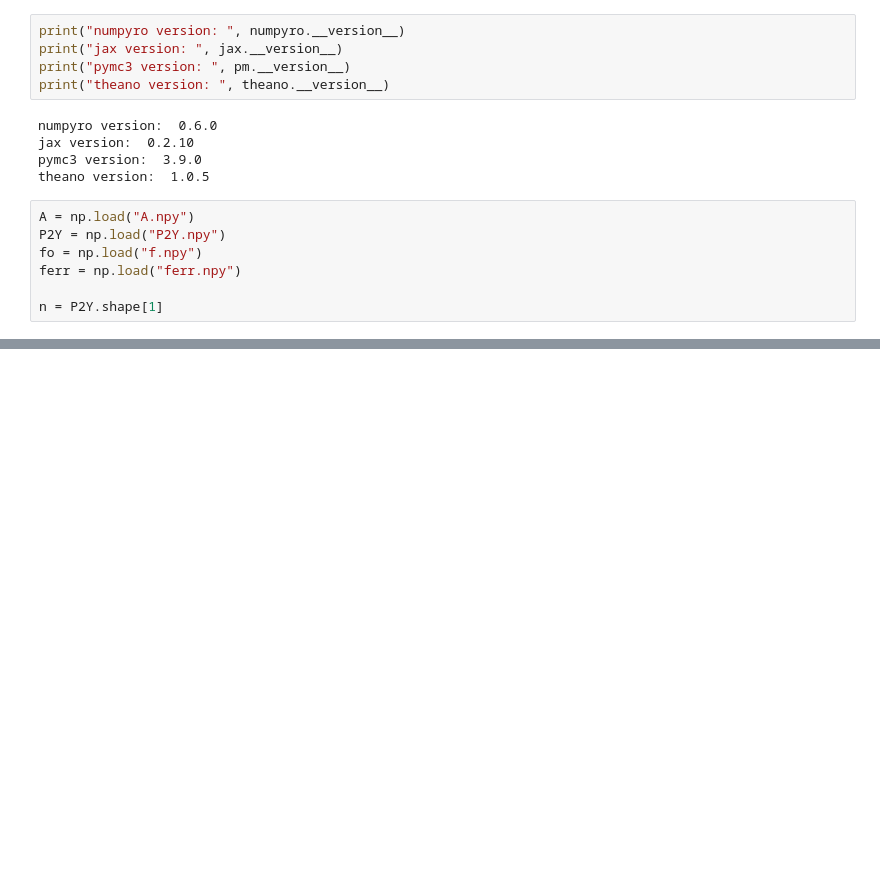
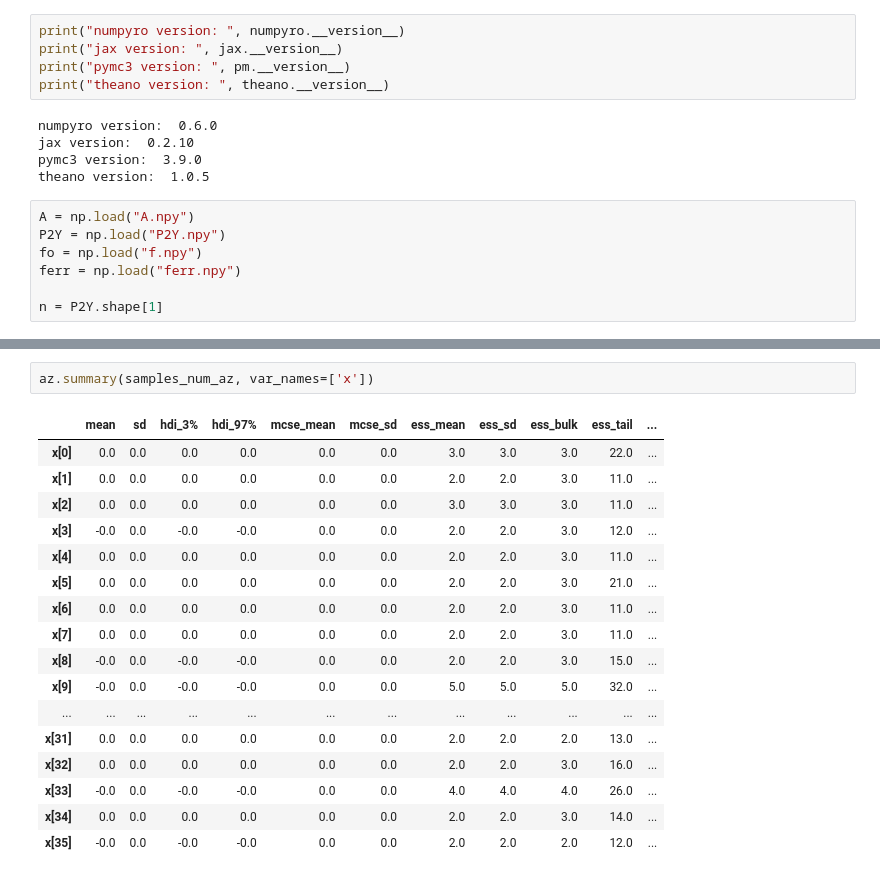
Before and after one commit to fbartolic/numpyro_vs_pymc3_hmc, a Jupyter notebook: notebook.ipynb, the cells around one changed output, grey strips where cells are left out. Saved outputs shown, nothing was run; the diff lists cells and outputs as text; blank space fills up the shorter version.

```diff
--- a/notebook.ipynb
+++ b/notebook.ipynb
@@ -105 +149,21 @@ samples_num_az = az.from_numpyro(mcmc)
+# %%
+az.summary(samples_num_az, var_names=['x'])
+# %% [output]
+|  | mean | sd | hdi_3% | hdi_97% | mcse_mean | mcse_sd | ess_mean | ess_sd | ess_bulk | ess_tail | ... |
+| x[0] | 0.0 | 0.0 | 0.0 | 0.0 | 0.0 | 0.0 | 3.0 | 3.0 | 3.0 | 22.0 | ... |
+| x[1] | 0.0 | 0.0 | 0.0 | 0.0 | 0.0 | 0.0 | 2.0 | 2.0 | 3.0 | 11.0 | ... |
+| x[2] | 0.0 | 0.0 | 0.0 | 0.0 | 0.0 | 0.0 | 3.0 | 3.0 | 3.0 | 11.0 | ... |
+| x[3] | -0.0 | 0.0 | -0.0 | -0.0 | 0.0 | 0.0 | 2.0 | 2.0 | 3.0 | 12.0 | ... |
+| x[4] | 0.0 | 0.0 | 0.0 | 0.0 | 0.0 | 0.0 | 2.0 | 2.0 | 3.0 | 11.0 | ... |
+| x[5] | 0.0 | 0.0 | 0.0 | 0.0 | 0.0 | 0.0 | 2.0 | 2.0 | 3.0 | 21.0 | ... |
+| x[6] | 0.0 | 0.0 | 0.0 | 0.0 | 0.0 | 0.0 | 2.0 | 2.0 | 3.0 | 11.0 | ... |
+| x[7] | 0.0 | 0.0 | 0.0 | 0.0 | 0.0 | 0.0 | 2.0 | 2.0 | 3.0 | 11.0 | ... |
+| x[8] | -0.0 | 0.0 | -0.0 | -0.0 | 0.0 | 0.0 | 2.0 | 2.0 | 3.0 | 15.0 | ... |
+| x[9] | -0.0 | 0.0 | -0.0 | -0.0 | 0.0 | 0.0 | 5.0 | 5.0 | 5.0 | 32.0 | ... |
+| ... | ... | ... | ... | ... | ... | ... | ... | ... | ... | ... | ... |
+| x[31] | 0.0 | 0.0 | 0.0 | 0.0 | 0.0 | 0.0 | 2.0 | 2.0 | 2.0 | 13.0 | ... |
+| x[32] | 0.0 | 0.0 | 0.0 | 0.0 | 0.0 | 0.0 | 2.0 | 2.0 | 3.0 | 16.0 | ... |
+| x[33] | -0.0 | 0.0 | -0.0 | -0.0 | 0.0 | 0.0 | 4.0 | 4.0 | 4.0 | 26.0 | ... |
+| x[34] | 0.0 | 0.0 | 0.0 | 0.0 | 0.0 | 0.0 | 2.0 | 2.0 | 3.0 | 14.0 | ... |
+| x[35] | -0.0 | 0.0 | -0.0 | -0.0 | 0.0 | 0.0 | 2.0 | 2.0 | 2.0 | 12.0 | ... |
 # %%
```
Also changed, not shown: parts of 10 cells of this notebook.
